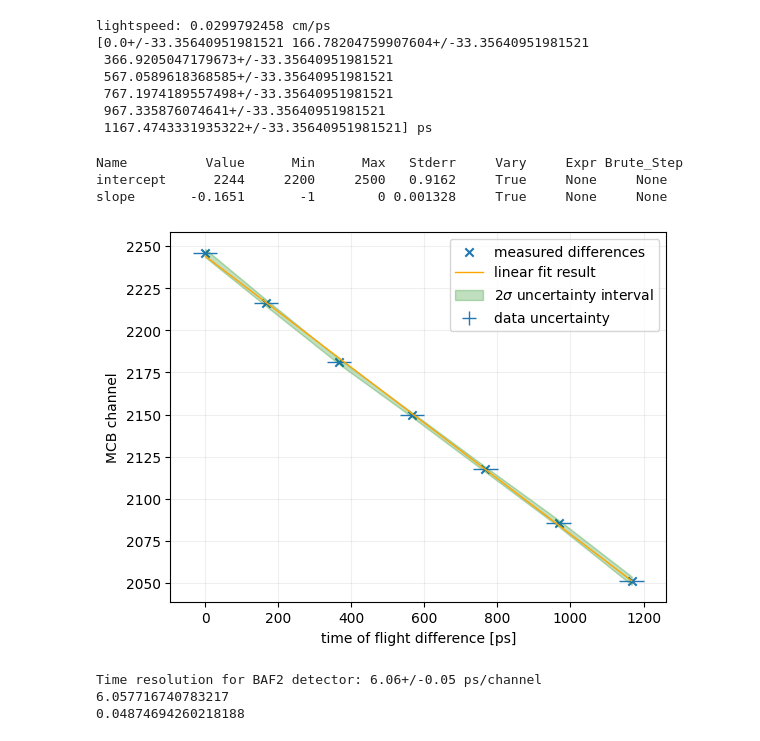
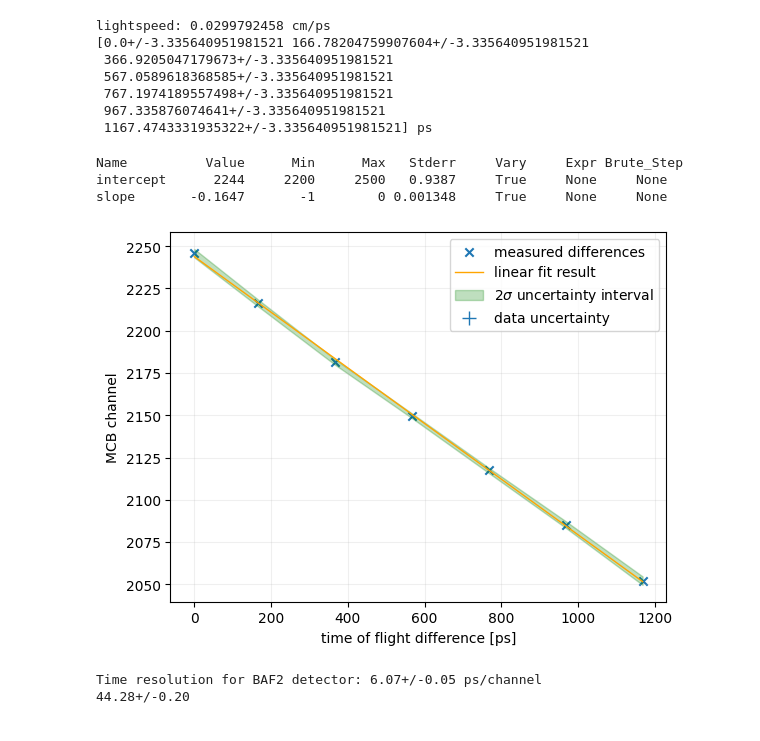
Before and after one commit to Moritz-Wald/GammaGamma, a Jupyter notebook: Zeitauflösung_BAF2.ipynb, the cells around one changed output. Drawn from its saved outputs; the diff is of its cells as text; code cells hidden in the pictures.

```diff
--- a/Zeitauflösung_BAF2.ipynb
+++ b/Zeitauflösung_BAF2.ipynb
@@ -10,16 +10,18 @@ dists = np.array([5, 10, 16, 22, 28, 34, 40]) # in cm
 files = [f"data/Zeitkalibrierung-Na22-BaF2-{d}cm.Spe" for d in dists]
 # %%
 from lmfit.models import GaussianModel
-def get_time_center(filepath: str, num: int):
+
+
+def get_time_center(filepath: str):
     data, _ = load_data(filepath, only_roi=False)
-    roi = np.arange(2150, 2350) - num * 20
+    roi = np.arange(1950, 2350)
     data = data[roi]
     model = GaussianModel()
 
     # uncertainty of mcb is <1% differential nonlinearity, choose worst case
     adapted_data = data * 0.01
     adapted_data[adapted_data == 0.] = 1
-    weights = np.array(1.0/adapted_data)
+    weights = np.array(1.0 / adapted_data)
 
     init_values = {
         'amplitude': {'value': 1900, 'min': 0, 'max': 2200},
@@ -28,8 +30,8 @@ def get_time_center(filepath: str, num: int):
     }
     params = model.make_params(**init_values)
     result = model.fit(data, params, x=list(roi), weights=weights)
-    # efine = result.eval_uncertainty(t=roi, sigma=2)
-    # pfine = result.dely_predicted
+    efine = result.eval_uncertainty(t=roi, sigma=2)
+    pfine = result.dely_predicted
     fitted_params = result.params
     # fitted_params.pretty_print()
 
@@ -46,11 +48,14 @@ def get_time_center(filepath: str, num: int):
     plt.show()
 
     center = ufloat(fitted_params['center'].value, fitted_params['center'].stderr)
-    return center
+    fwhm = ufloat(fitted_params['fwhm'].value, fitted_params['fwhm'].stderr)
+    return [center, fwhm]
 # %%
 vals = []
 stds = []
-centers = [get_time_center(file, num) for num, file in enumerate(files)]
+data = np.array([get_time_center(file) for file in files]).T
+centers = data[0]
+fwhms = data[1]
 for c in centers:
     vals.append(c.n)
     stds.append(c.s)
@@ -86,20 +100,21 @@ init_values_lin = {
 params_lin = lin_model.make_params(**init_values_lin)
 # %%
 from scipy.constants import c
-lightspeed = c * 100 * 10**-12 # in cm/ps
+
+lightspeed = c * 100 * 10 ** -12  # in cm/ps
 print('lightspeed:', lightspeed, 'cm/ps')
 dists = np.array(dists - min(dists))
-dists = unp.uarray(dists, np.zeros_like(dists)+1.)
-times = np.array(dists)/lightspeed # in ps
+dists = unp.uarray(dists, np.zeros_like(dists) + .1)
+times = np.array(dists) / lightspeed  # in ps
 time_vals = unp.nominal_values(times)
 time_stds = unp.std_devs(times)
 print(times, "ps")
 # %% [output]
 lightspeed: 0.0299792458 cm/ps
-[0.0+/-33.35640951981521 166.78204759907604+/-33.35640951981521
- 366.9205047179673+/-33.35640951981521
- 567.0589618368585+/-33.35640951981521
- 767.1974189557498+/-33.35640951981521
- 967.335876074641+/-33.35640951981521
- 1167.4743331935322+/-33.35640951981521] ps
+[0.0+/-3.335640951981521 166.78204759907604+/-3.335640951981521
+ 366.9205047179673+/-3.335640951981521
+ 567.0589618368585+/-3.335640951981521
+ 767.1974189557498+/-3.335640951981521
+ 967.335876074641+/-3.335640951981521
+ 1167.4743331935322+/-3.335640951981521] ps
 # %%
@@ -110,27 +125,28 @@ fitted_params_lin = lin_result.params
 fitted_params_lin.pretty_print()
 # %% [output]
 Name          Value      Min      Max   Stderr     Vary     Expr Brute_Step
-intercept      2244     2200     2500   0.9162     True     None     None
-slope       -0.1651       -1        0 0.001328     True     None     None
+intercept      2244     2200     2500   0.9387     True     None     None
+slope       -0.1647       -1        0 0.001348     True     None     None
 # %%
 x = np.linspace(min(time_vals), max(time_vals), 10000)
 y = lin_model.eval(x=x, params=fitted_params_lin)
 uncert = lin_result.eval_uncertainty(x=time_vals, sigma=2)
 plt.scatter(time_vals, cen_vals, label='measured differences', marker='x')
 plt.errorbar(time_vals, cen_vals, xerr=time_stds, yerr=cen_stds, fmt='none', elinewidth=1, label='data uncertainty')
 plt.plot(x, y, linewidth=1, c='orange', label='linear fit result')
-plt.fill_between(time_vals, cen_vals-uncert, cen_vals+uncert, alpha=0.25, color='green', label=r"$2\sigma$ uncertainty interval")
+plt.fill_between(time_vals, cen_vals - uncert, cen_vals + uncert, alpha=0.25, color='green',
+                 label=r"$2\sigma$ uncertainty interval")
 plt.grid(alpha=.2)
 plt.legend()
 plt.xlabel('time of flight difference [ps]')
 plt.ylabel('MCB channel')
 plt.show()
 # %% [output]
-[figure, old version]
+[figure, new version]
 # %%
-time_resolution = abs(1./ufloat(fitted_params_lin["slope"].value, fitted_params_lin["slope"].stderr))
+time_resolution = abs(1. / ufloat(fitted_params_lin["slope"].value, fitted_params_lin["slope"].stderr))
 print(f'Time resolution for BAF2 detector: {time_resolution} ps/channel')
+print(np.sum(fwhms)/len(fwhms))
 # %% [output]
-Time resolution for BAF2 detector: 6.06+/-0.05 ps/channel
-6.057716740783217
-0.04874694260218188
+Time resolution for BAF2 detector: 6.07+/-0.05 ps/channel
+44.28+/-0.20
```
Also changed, not shown: parts of 7 cells of this notebook, 10 other files.
